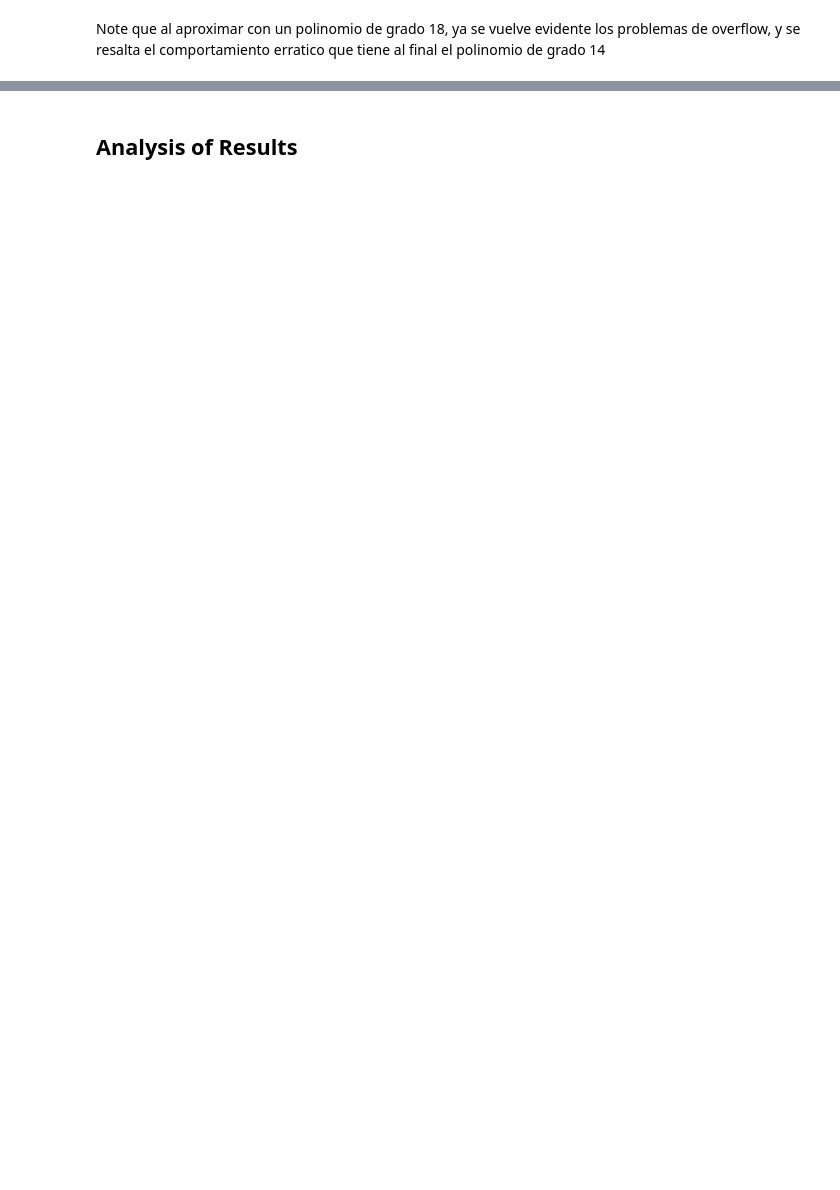
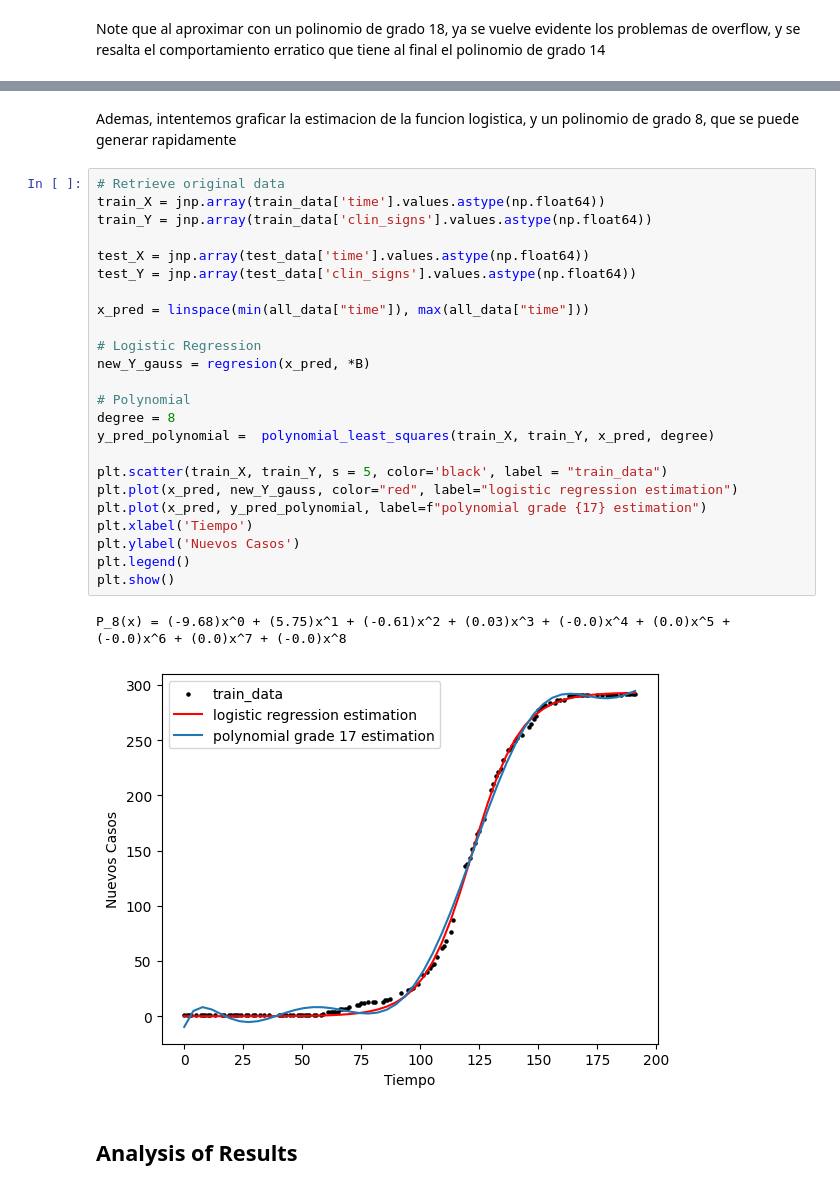
Before and after one commit to unalmedmathnum/Correa-Garcia-Lizcano-Velez, a Jupyter notebook: Tarea 2/least_squares.ipynb, the cells around one changed output, grey strips where cells are left out. Cells and saved outputs as stored; diff of their text form; blank space fills up the shorter version.

```diff
--- a/Tarea 2/least_squares.ipynb
+++ b/Tarea 2/least_squares.ipynb
@@ -375,3 +361,32 @@ Note que al aproximar con un polinomio de grado 18, ya se vuelve evidente los pr
+# %% [markdown]
+Ademas, intentemos graficar la estimacion de la funcion logistica, y un polinomio de grado 8, que se puede generar rapidamente
+# %%
+# Retrieve original data
+train_X = jnp.array(train_data['time'].values.astype(np.float64))
+train_Y = jnp.array(train_data['clin_signs'].values.astype(np.float64))
+
+test_X = jnp.array(test_data['time'].values.astype(np.float64))
+test_Y = jnp.array(test_data['clin_signs'].values.astype(np.float64))
+
+x_pred = linspace(min(all_data["time"]), max(all_data["time"]))
+
+# Logistic Regression
+new_Y_gauss = regresion(x_pred, *B)
+
+# Polynomial
+degree = 8
+y_pred_polynomial =  polynomial_least_squares(train_X, train_Y, x_pred, degree)
+
+plt.scatter(train_X, train_Y, s = 5, color='black', label = "train_data")
+plt.plot(x_pred, new_Y_gauss, color="red", label="logistic regression estimation")
+plt.plot(x_pred, y_pred_polynomial, label=f"polynomial grade {17} estimation")
+plt.xlabel('Tiempo')
+plt.ylabel('Nuevos Casos')
+plt.legend()
+plt.show()
+# %% [output]
+P_8(x) = (-9.68)x^0 + (5.75)x^1 + (-0.61)x^2 + (0.03)x^3 + (-0.0)x^4 + (0.0)x^5 + (-0.0)x^6 + (0.0)x^7 + (-0.0)x^8
+[figure, added]
 # %% [markdown]
 ## Analysis of Results
 # %% [markdown]
```
Also changed, not shown: parts of 12 cells of this notebook.
